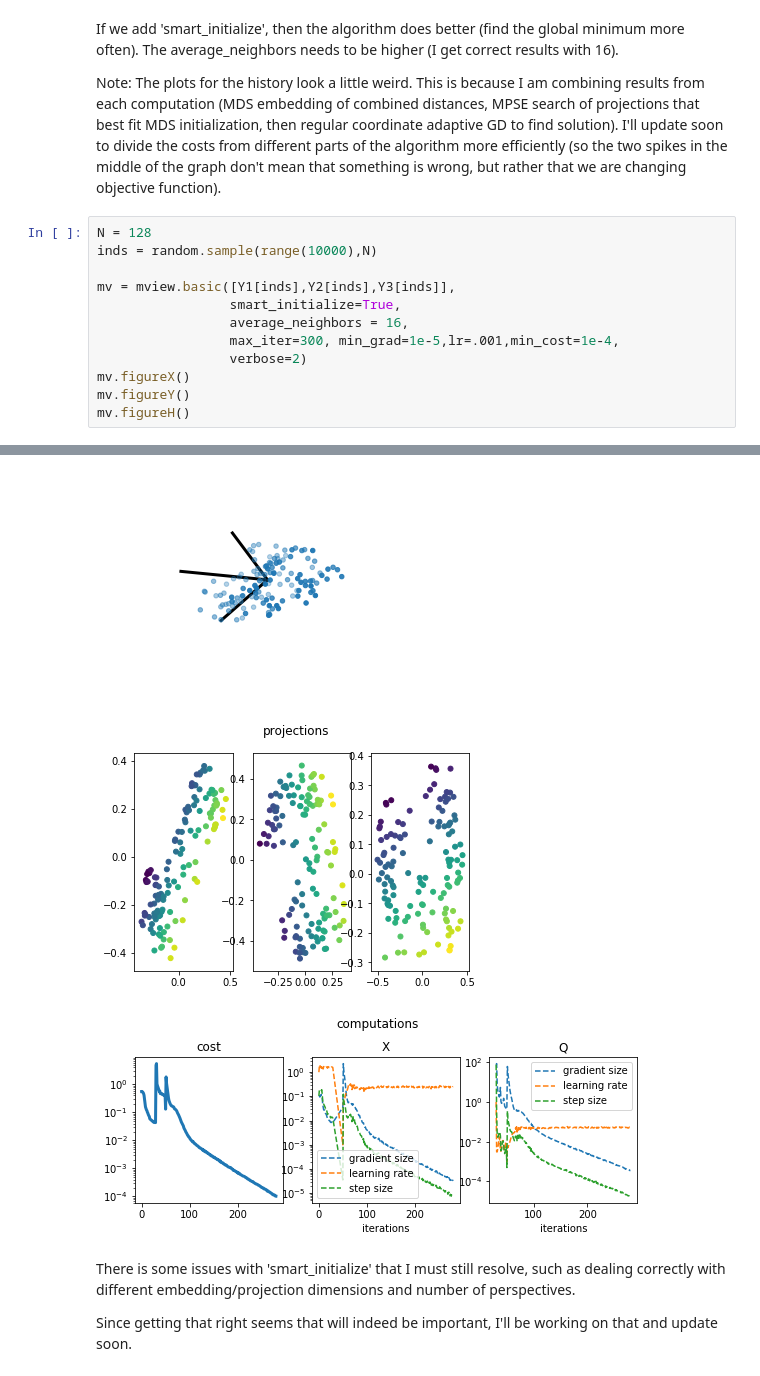
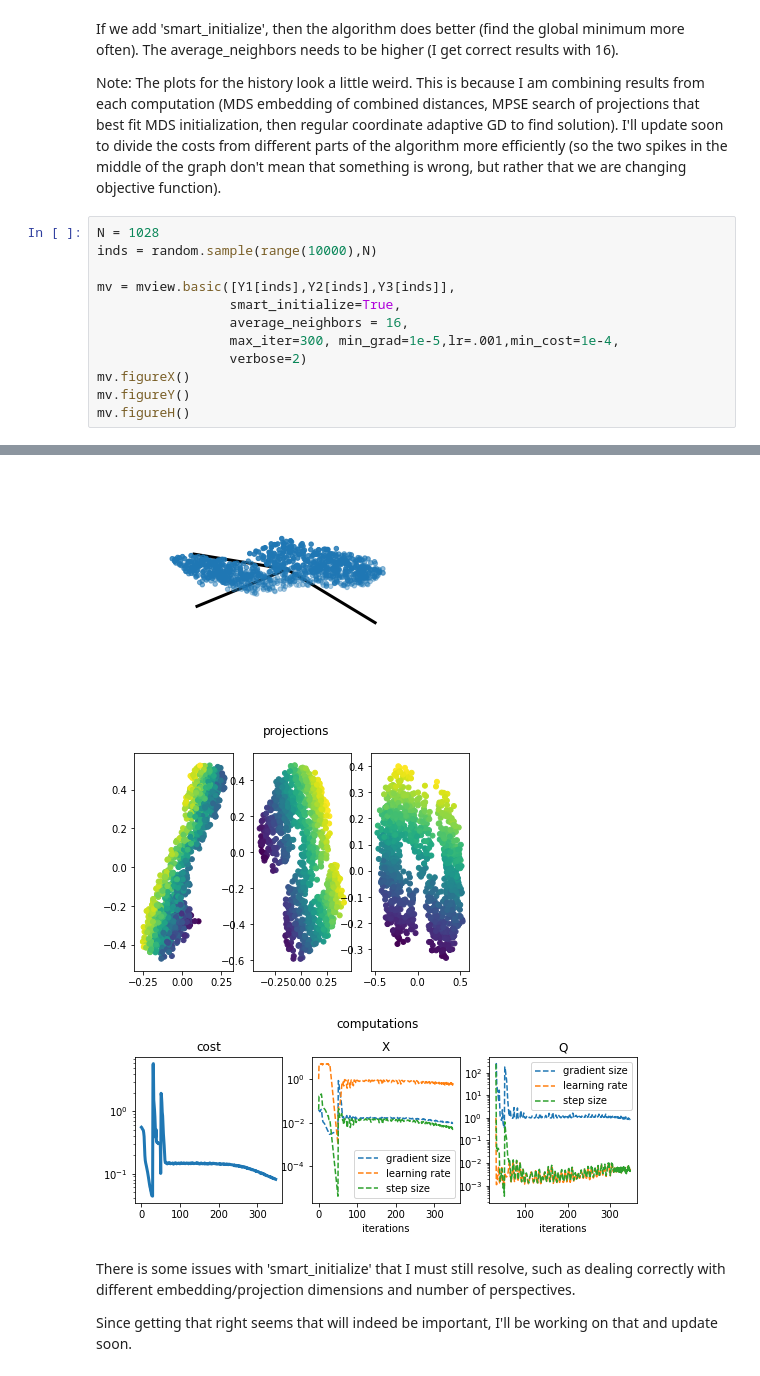
Before and after one commit to enggiqbal/MPSE, a Jupyter notebook: MPSE/mview_examples/123_example.ipynb, the cells around one changed output, grey strips where cells are left out. Drawn from its saved outputs; the diff is of its cells as text.

Commit message:
Pushing fixes and working code for graphs.

```diff
--- a/MPSE/mview_examples/123_example.ipynb
+++ b/MPSE/mview_examples/123_example.ipynb
@@ -99,7 +99,7 @@ If we add 'smart_initialize', then the algorithm does better (find the global mi
 
 Note: The plots for the history look a little weird. This is because I am combining results from each computation (MDS embedding of combined distances, MPSE search of projections that best fit MDS initialization, then regular coordinate adaptive GD to find solution). I'll update soon to divide the costs from different parts of the algorithm more efficiently (so the two spikes in the middle of the graph don't mean that something is wrong, but rather that we are changing objective function).
 # %%
-N = 128
+N = 1028
 inds = random.sample(range(10000),N)
 
 mv = mview.basic([Y1[inds],Y2[inds],Y3[inds]],
@@ -131,6 +131,6 @@ mds.MDS():
-[figure, old version]
+[figure, new version]
-[figure, old version]
+[figure, new version]
-[figure, old version]
+[figure, new version]
 # %% [markdown]
 There is some issues with 'smart_initialize' that I must still resolve, such as dealing correctly with different embedding/projection dimensions and number of perspectives.
 
```
Also changed, not shown: parts of 1 cell of this notebook, 17 other files.
